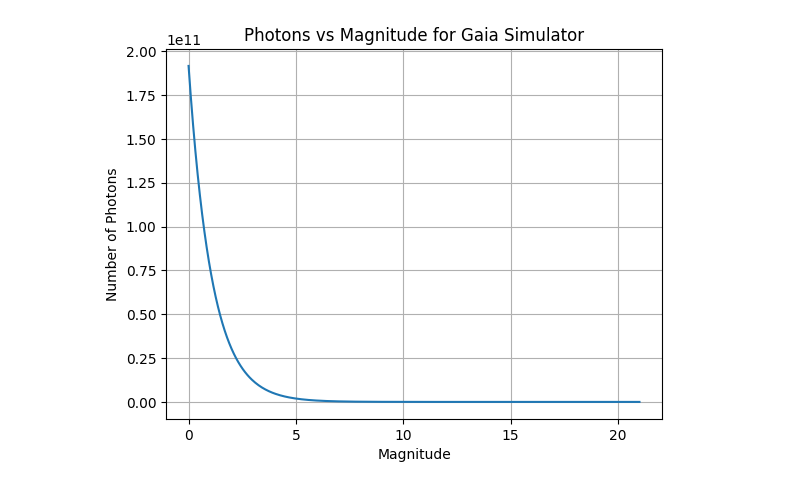
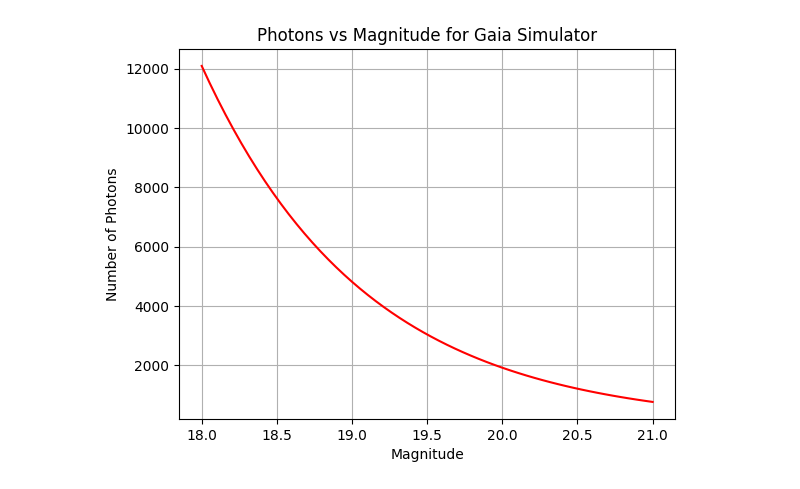
Before and after one commit to pietroferraiuolo/BINCAT, a Jupyter notebook: scripts/04-RON-analysis.ipynb, the cells around one changed output. Drawn from its saved outputs; the diff is of its cells as text; code cells hidden in the pictures.

```diff
--- a/scripts/04-RON-analysis.ipynb
+++ b/scripts/04-RON-analysis.ipynb
@@ -13,3 +17,36 @@ def calc_photons(**args):
     # collecting_area: in m^2
     # integration_time: in seconds
     return sim._compute_star_flux(**args)
+
+TDIgates = np.asarray([4494, 2906, 2057, 1030, 512, 256, 128, 64, 32, 16, 8, 4, 2])
+TDIlines = 4494 # light sensitive
+TDI_clock_rate = 0.9828e-3 # seconds per TDI line
+
+integration_times = TDIgates * TDI_clock_rate
+
+tmax = integration_times[0]
+
+gates = {  # no gate
+    1: integration_times[12],
+    2: integration_times[11],
+    3: integration_times[10],
+    4: integration_times[9],
+    5: integration_times[8],
+    6: integration_times[7],
+    7: integration_times[6],
+    8: integration_times[5],
+    9: integration_times[4],
+    10: integration_times[3],
+    11: integration_times[2],
+    12: integration_times[1],
+    00: tmax  # no gate
+}
+
+full_well_capacity = 240000  # e-
+
+for gate, t in gates.items():
+    M=0
+    max_photons = calc_photons(M=M, collecting_area=(4494*10*1e-6 * 1966*30*1e-6), integration_time=t)
+    photoelectrons = max_photons * 0.8 * 2 # QE ~ 1, gain ~ 2
+    saturation_mag = (-2.5 * np.log10(full_well_capacity / photoelectrons))[0]
+    print(f"Gate {gate:2d}: Integration time = {t*1e3:7.3f} ms, Photoelectrons produced at M={M} = {photoelectrons[0]:10.1f} e-, Saturation magnitude = {saturation_mag:5.2f}")
@@ -17,18 +68,19 @@ def calc_photons(**args):
 photon_curve = []
 m_vec = np.linspace(0, 21, 400)
 for M in m_vec:
-    photon_curve.append(calc_photons(M=M, collecting_area=1.45*0.5, integration_time=4.42))
+    t =
+    photon_curve.append(calc_photons(M=M, collecting_area=1.45*0.5, integration_time=t))
 
-photon_curve = np.asarray(photon_curve)
+photon_curve = np.array(photon_curve)[:,0]
 # %%
 import matplotlib.pyplot as plt
 
-plt.plot(m_vec, photon_curve)
-plt.plot(photon_curve[np.where(photon_curve <= 2)], c='red')
+#plt.plot(m_vec, photon_curve)
+plt.plot(m_vec[np.where(m_vec>=18)], photon_curve[np.where(m_vec>=18)], c='red')
 plt.xlabel('Magnitude')
 plt.ylabel('Number of Photons')
 plt.title('Photons vs Magnitude for Gaia Simulator')
 plt.grid(True)
 plt.show()
 # %% [output]
-[figure, old version]
+[figure, new version]
```
Also changed, not shown: parts of 2 cells of this notebook, 2 other files.
